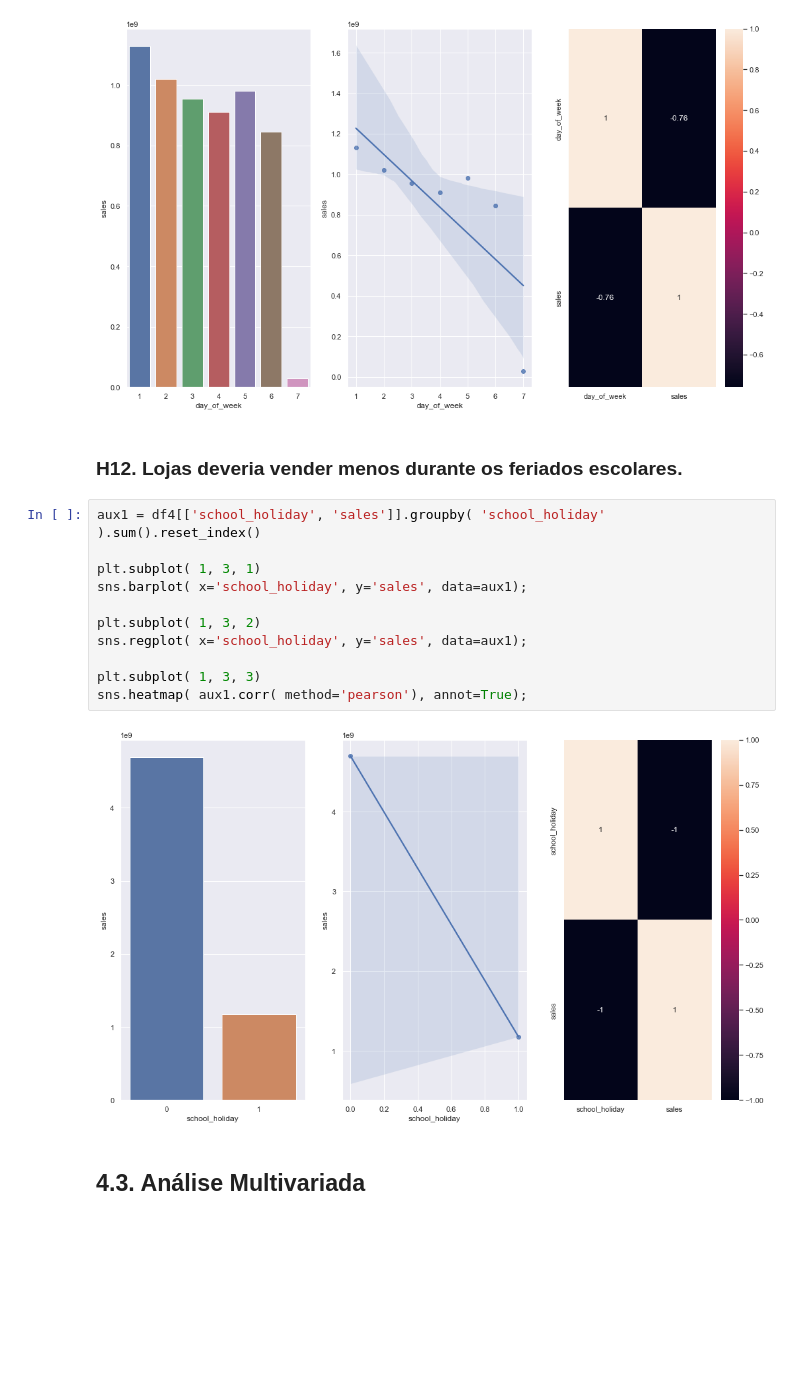
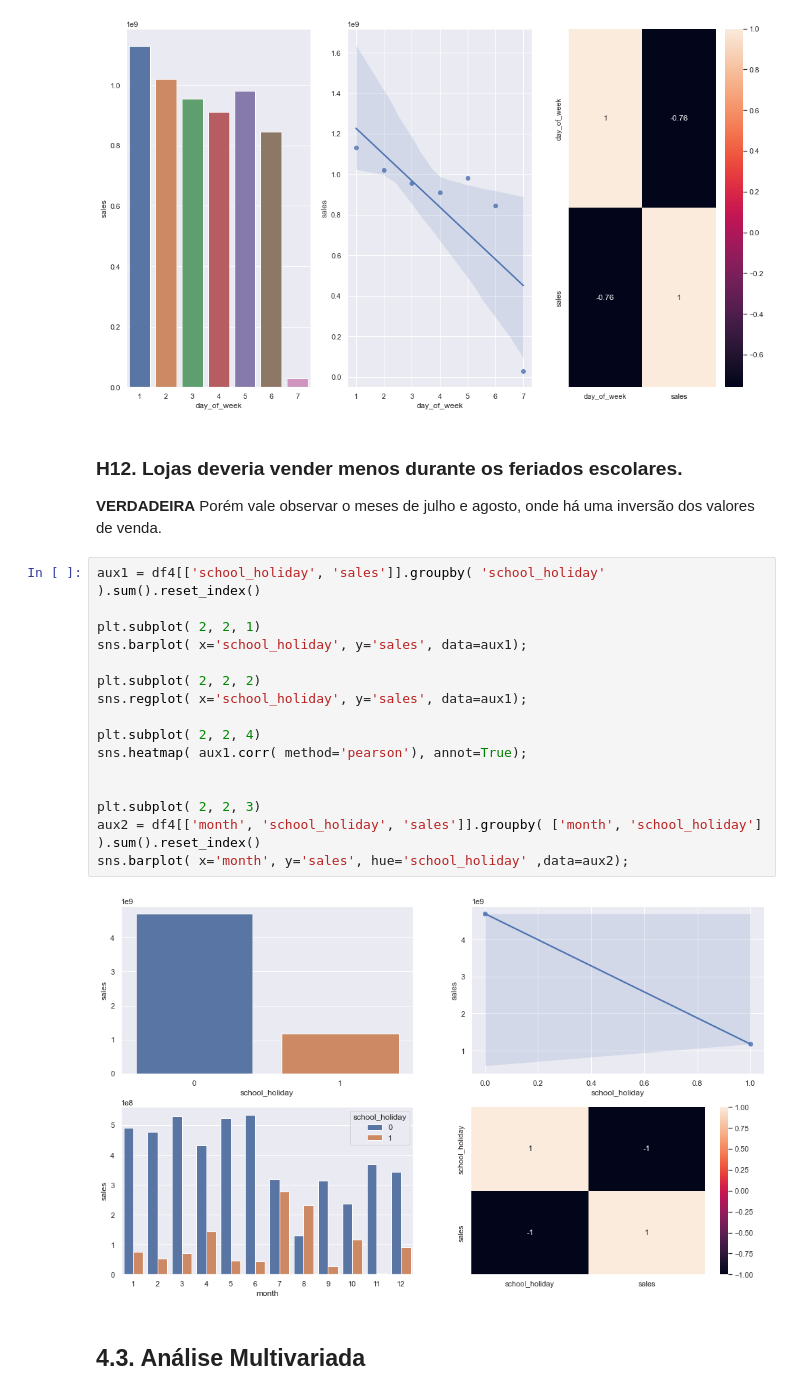
Before and after one commit to ThiagoBorgesLima/Rossman-Store-Sales, a Jupyter notebook: m04_v01_store_sales_prediction.ipynb, the cells around one changed output. Saved outputs shown, nothing was run; the diff lists cells and outputs as text; blank space fills up the shorter version.

```diff
--- a/m04_v01_store_sales_prediction.ipynb
+++ b/m04_v01_store_sales_prediction.ipynb
@@ -697,20 +697,26 @@ sns.heatmap( aux1.corr( method='pearson'), annot=True);
 # %% [output]
 [figure]
 # %% [markdown]
+### **H12.** **Lojas deveria vender menos durante os feriados escolares.**
 
-### **H12.** **Lojas deveria vender menos durante os feriados escolares.**
+**VERDADEIRA** Porém vale observar o meses de julho e agosto, onde há uma inversão dos valores de venda.
 # %%
 aux1 = df4[['school_holiday', 'sales']].groupby( 'school_holiday' ).sum().reset_index()
 
-plt.subplot( 1, 3, 1)
+plt.subplot( 2, 2, 1)
 sns.barplot( x='school_holiday', y='sales', data=aux1);
 
-plt.subplot( 1, 3, 2)
+plt.subplot( 2, 2, 2)
 sns.regplot( x='school_holiday', y='sales', data=aux1);
 
-plt.subplot( 1, 3, 3)
+plt.subplot( 2, 2, 4)
 sns.heatmap( aux1.corr( method='pearson'), annot=True);
+
+
+plt.subplot( 2, 2, 3)
+aux2 = df4[['month', 'school_holiday', 'sales']].groupby( ['month', 'school_holiday'] ).sum().reset_index()
+sns.barplot( x='month', y='sales', hue='school_holiday' ,data=aux2);
 # %% [output]
-[figure, old version]
+[figure, new version]
 # %% [markdown]
 ## 4.3. Análise Multivariada
```
